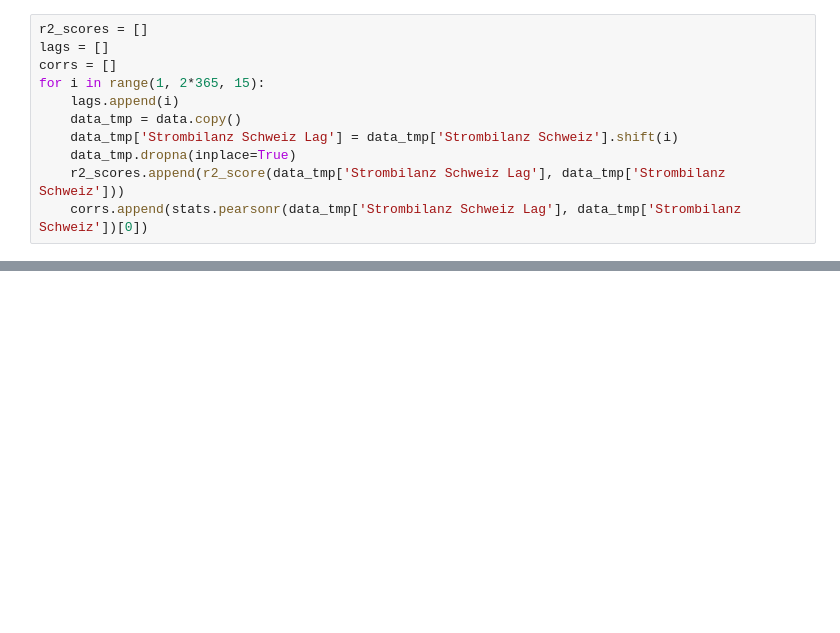
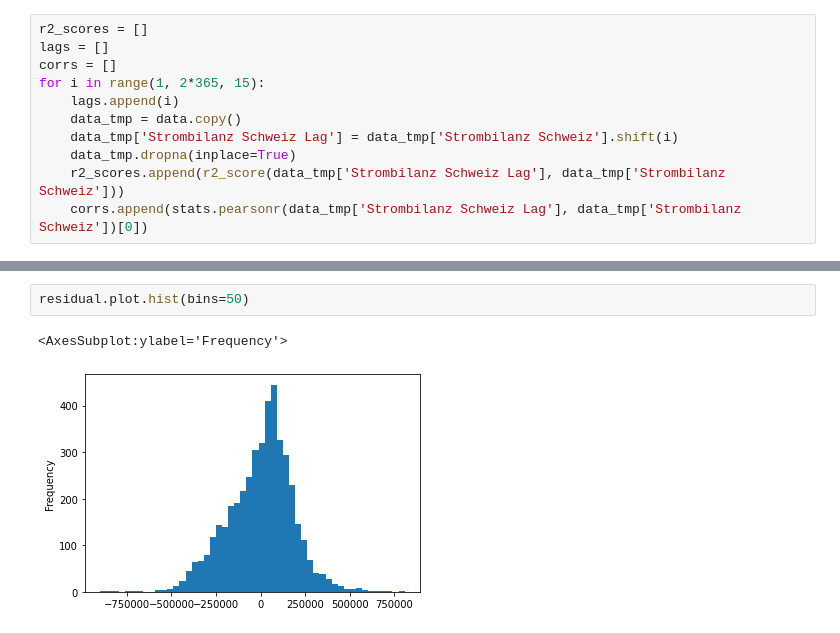
Before and after one commit to kenfus/spz_omc, a Jupyter notebook: main.ipynb, the cells around one changed output, grey strips where cells are left out. Saved outputs shown, nothing was run; the diff lists cells and outputs as text; blank space fills up the shorter version.

```diff
--- a/main.ipynb
+++ b/main.ipynb
@@ -203,0 +222,5 @@ plt.show()
+# %%
+residual.plot.hist(bins=50)
+# %% [output]
+<AxesSubplot:ylabel='Frequency'>
+[figure, added]
```
Also changed, not shown: parts of 40 cells of this notebook.
